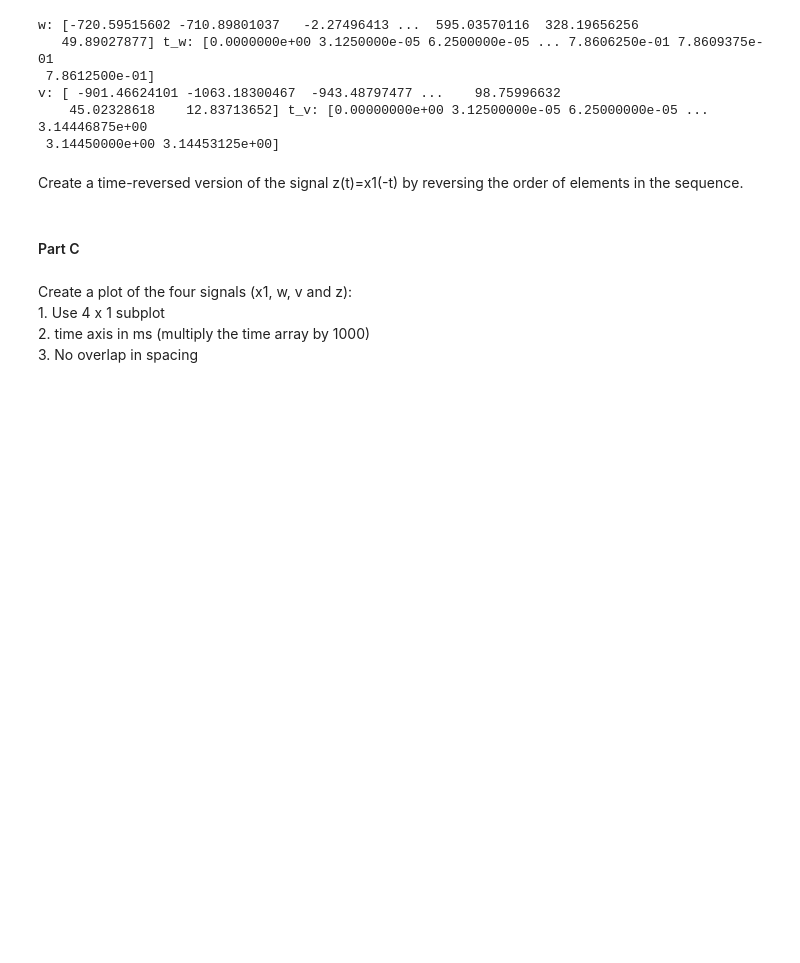
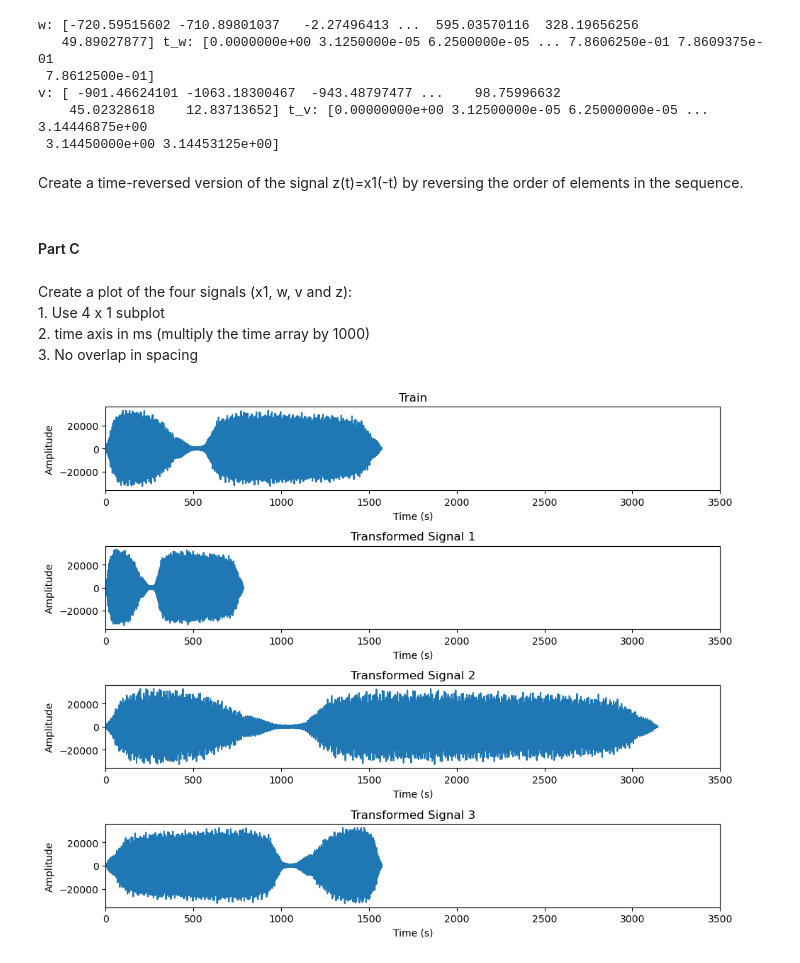
Before and after one commit to gheacs/513_HW1, a Jupyter notebook: Assignment3.ipynb, the cells around one changed output. Cells and saved outputs as stored; diff of their text form; code cells hidden in the pictures; blank space fills up the shorter version.

Commit message:
create plots assignment 3

```diff
--- a/Assignment3.ipynb
+++ b/Assignment3.ipynb
@@ -16,6 +16,7 @@ import simpleaudio as sa
 # %%
 # Import the audio file
 fs1, x1 = wavfile.read('sounds/train32.wav')
+t_x1 = (np.arange(0, len(x1), 1))/fs1
 # %%
 #Timescale function from Assignment 1
 
@@ -58,7 +59,7 @@ elements in the sequence.
 # %%
 # Part c and d
 
-#t_z = t_x1
+t_z = t_x1
 # 1. Reverse the x1 signal
 z= x1[::-1]
 
@@ -78,0 +78,52 @@ Create a plot of the four signals (x1, w, v and z):
+# %%
+# 1. Convert the time to ms
+t_x1_ms = t_x1 * 1000
+t_w_ms = t_w * 1000
+t_v_ms = t_v * 1000
+t_z_ms = t_z * 1000
+
+# 2. Define x and y axis limits
+x_axis_range = [min(t_x1_ms), 3500]
+
+# Create a figure
+plt.figure(figsize=(10, 8))
+
+# First subplot
+plt.subplot(4, 1, 1)  # 4x1 grid
+plt.plot(t_x1_ms, x1)
+plt.title('Train')
+plt.xlabel('Time (s)')
+plt.ylabel('Amplitude')
+plt.xlim(x_axis_range)
+
+# Second subplot
+plt.subplot(4, 1, 2)
+plt.plot(t_w_ms, w)
+plt.title('Transformed Signal 1')
+plt.xlabel('Time (s)')
+plt.ylabel('Amplitude')
+plt.xlim(x_axis_range)
+
+# Third subplot
+plt.subplot(4, 1, 3)
+plt.plot(t_v_ms, v)
+plt.title('Transformed Signal 2')
+plt.xlabel('Time (s)')
+plt.ylabel('Amplitude')
+plt.xlim(x_axis_range)
+
+# Fourth subplot
+plt.subplot(4, 1, 4)
+plt.plot(t_z_ms, z)
+plt.title('Transformed Signal 3')
+plt.xlabel('Time (s)')
+plt.ylabel('Amplitude')
+plt.xlim(x_axis_range)
+
+# Adjust layout
+plt.tight_layout()
+
+# Show the plot
+plt.show()
+# %% [output]
+[figure, added]
```
Also changed, not shown: parts of 1 cell of this notebook.
